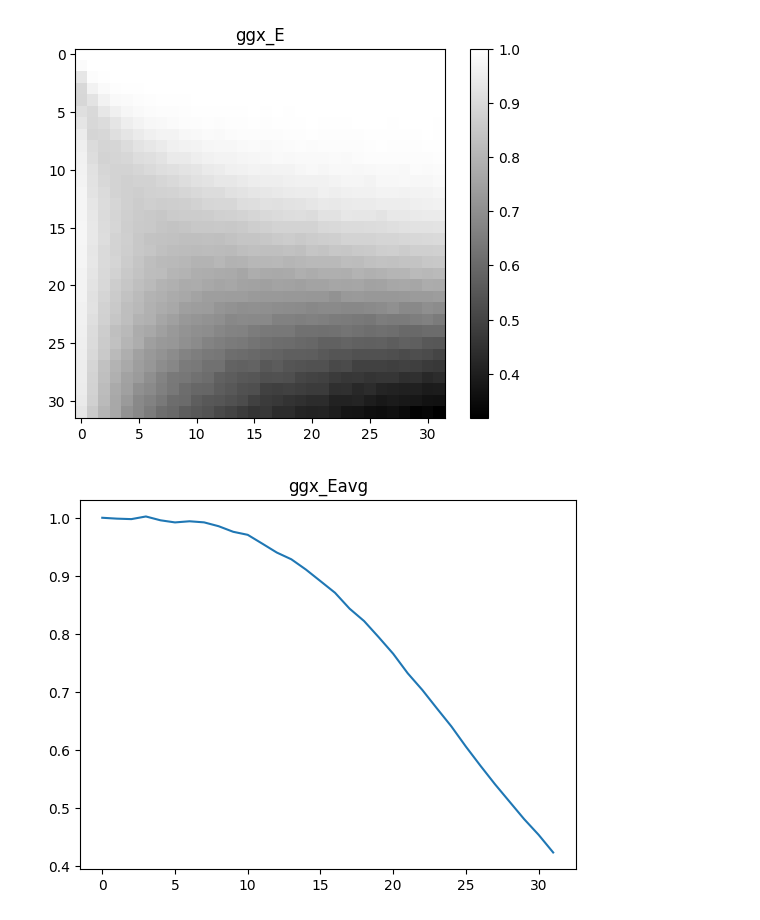
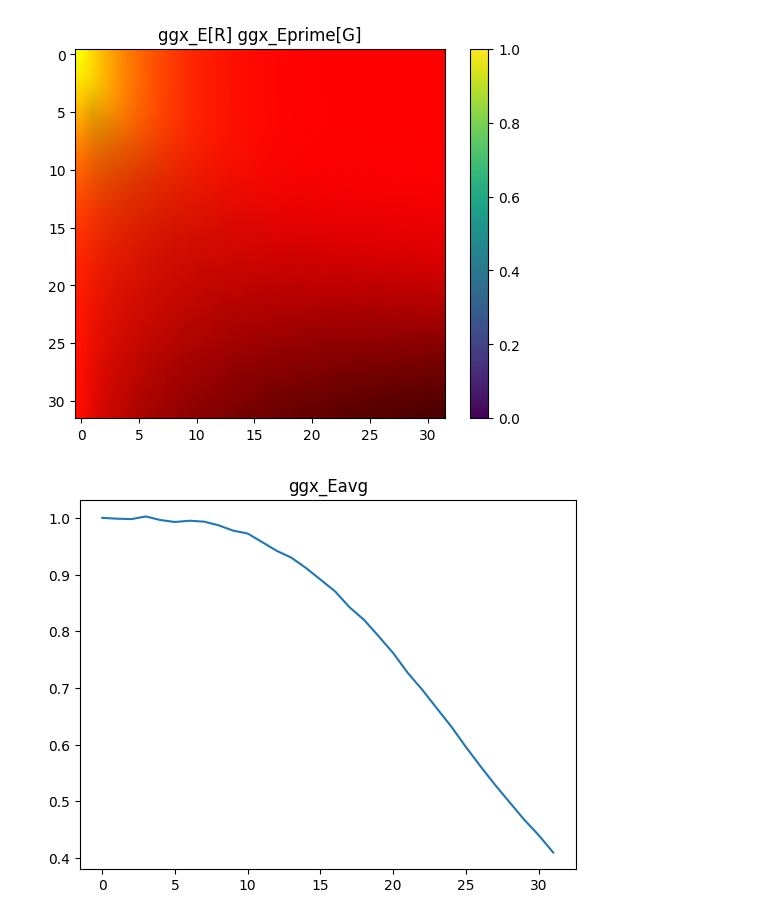
Before and after one commit to mos9527/Foundation, a Jupyter notebook: Scripts/CSPrecompute.ipynb, the cells around one changed output. Cells and saved outputs as stored; diff of their text form; code cells hidden in the pictures.

```diff
--- a/Scripts/CSPrecompute.ipynb
+++ b/Scripts/CSPrecompute.ipynb
@@ -11,9 +12,9 @@ program = (cwd / "CSPrecompute.slang").as_posix()
 integrateGGX_E = device.create_compute_kernel(device.load_program(program, ["integrateGGX_E"]))
 integrateGGX_Eavg = device.create_compute_kernel(device.load_program(program, ["integrateGGX_Eavg"]))
 
-ggx_E = device.create_buffer(element_count=32*32, struct_size=4, format=slangpy.Format.r32_float, usage=slangpy.BufferUsage.unordered_access)
+ggx_E = device.create_buffer(element_count=32*32, struct_size=8, format=slangpy.Format.rg32_float, usage=slangpy.BufferUsage.unordered_access)
 ggx_Eavg = device.create_buffer(element_count=32, struct_size=4, format=slangpy.Format.r32_float, usage=slangpy.BufferUsage.unordered_access)
 
-integrateGGX_E.dispatch(thread_count=[1,1,1],vars={"output": ggx_E})
-integrateGGX_Eavg.dispatch(thread_count=[1,1,1],vars={"output": ggx_Eavg})
+integrateGGX_E.dispatch(thread_count=[1,1,1],vars={"ggxE": ggx_E})
+integrateGGX_Eavg.dispatch(thread_count=[1,1,1],vars={"ggxEavg": ggx_Eavg})
 # %% [output]
@@ -34,20 +27,21 @@ integrateGGX_Eavg.dispatch(thread_count=[1,1,1],vars={"output": ggx_Eavg})
         return false;
         ^~~~~~
 # %%
-# E (1-E)
-im_ggx_E = ggx_E.to_numpy().reshape((32,32))
-plt.imshow(im_ggx_E, cmap='gray', interpolation='auto')
-plt.title('ggx_E')
+# E
+im_ggx_E = ggx_E.to_numpy().reshape(32, 32, 2)
+im_ggx_E = np.dstack([im_ggx_E, np.zeros((32, 32, 1), dtype=im_ggx_E.dtype)])
+plt.imshow(im_ggx_E, interpolation='bilinear')
+plt.title('ggx_E[R] ggx_Eprime[G]')
 plt.colorbar()
 plt.show()
 # Eavg
 im_ggx_Eavg = ggx_Eavg.to_numpy()
 plt.plot(im_ggx_Eavg)
 plt.title('ggx_Eavg')
 plt.show()
 # %% [output]
-[figure, old version]
+[figure, new version]
-[figure, old version]
+[figure, new version]
 # %%
 # Dump it.
 # We don't use image containers for this as this would be uploaded back to GPU anyway
```
Also changed, not shown: parts of 4 cells of this notebook, 5 other files.
